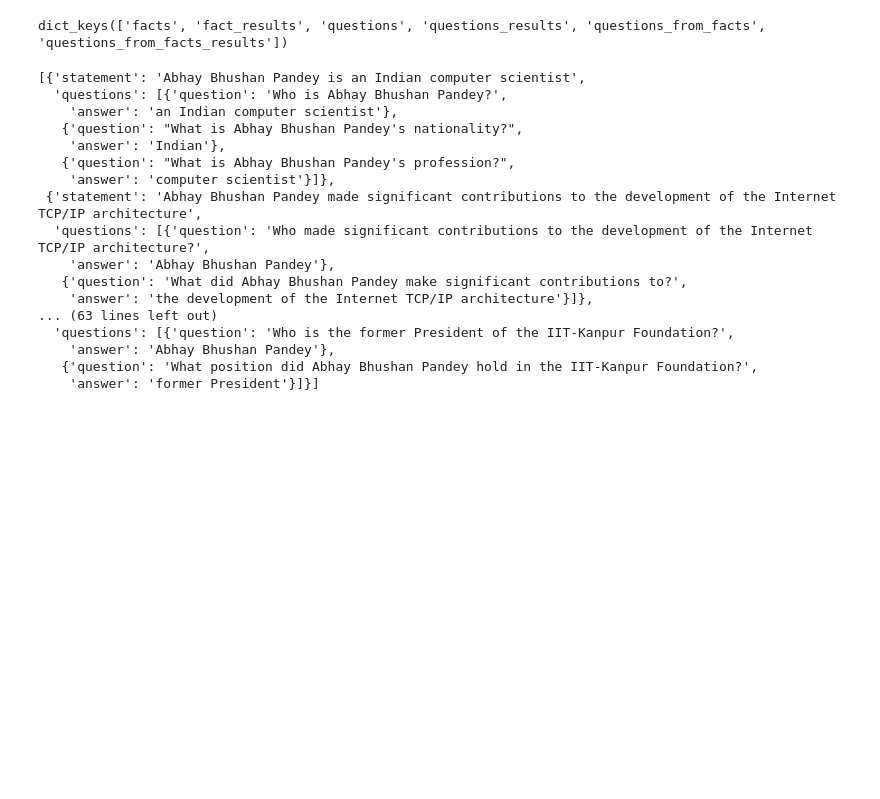
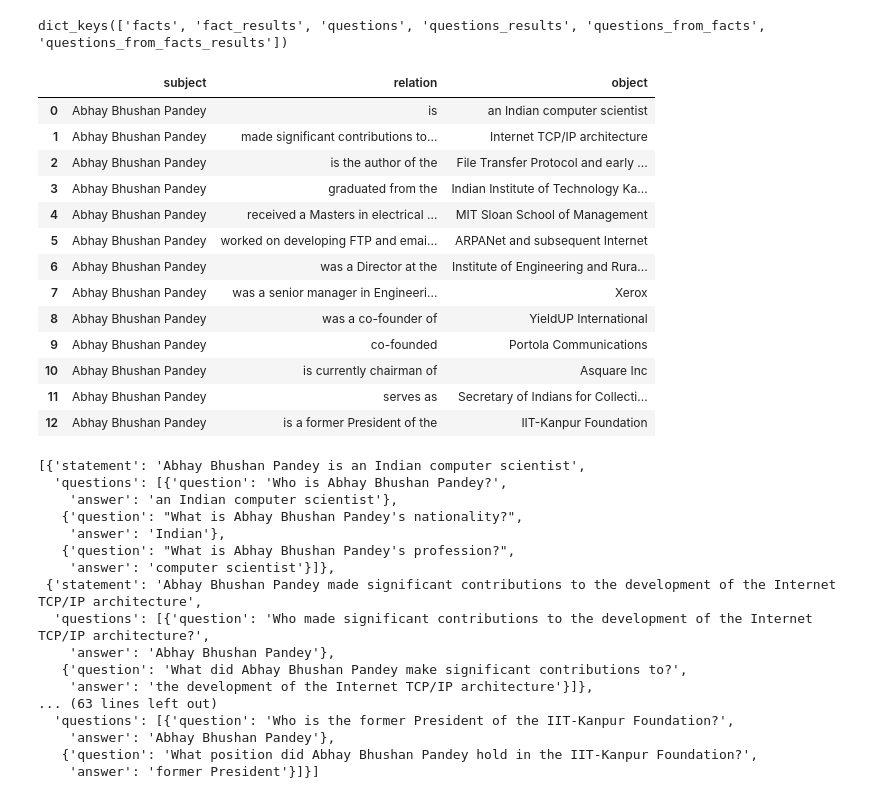
Before and after one commit to eduseiti/llm_editing_evaluation, a Jupyter notebook: factual_associations/plot_3_step_results.ipynb, the cells around one changed output. Cells and saved outputs as stored; diff of their text form; code cells hidden in the pictures; blank space fills up the shorter version.

```diff
--- a/factual_associations/plot_3_step_results.ipynb
+++ b/factual_associations/plot_3_step_results.ipynb
@@ -197,6 +197,23 @@ with open(ALL_FACTS, "rb") as input_file:
 all_facts.keys()
 # %% [output]
 dict_keys(['facts', 'fact_results', 'questions', 'questions_results', 'questions_from_facts', 'questions_from_facts_results'])
+# %%
+pd.DataFrame(all_facts['facts'])
+# %% [output]
+|  | subject | relation | object |
+| 0 | Abhay Bhushan Pandey | is | an Indian computer scientist |
+| 1 | Abhay Bhushan Pandey | made significant contributions to... | Internet TCP/IP architecture |
+| 2 | Abhay Bhushan Pandey | is the author of the | File Transfer Protocol and early ... |
+| 3 | Abhay Bhushan Pandey | graduated from the | Indian Institute of Technology Ka... |
+| 4 | Abhay Bhushan Pandey | received a Masters in electrical ... | MIT Sloan School of Management |
+| 5 | Abhay Bhushan Pandey | worked on developing FTP and emai... | ARPANet and subsequent Internet |
+| 6 | Abhay Bhushan Pandey | was a Director at the | Institute of Engineering and Rura... |
+| 7 | Abhay Bhushan Pandey | was a senior manager in Engineeri... | Xerox |
+| 8 | Abhay Bhushan Pandey | was a co-founder of | YieldUP International |
+| 9 | Abhay Bhushan Pandey | co-founded | Portola Communications |
+| 10 | Abhay Bhushan Pandey | is currently chairman of | Asquare Inc |
+| 11 | Abhay Bhushan Pandey | serves as | Secretary of Indians for Collecti... |
+| 12 | Abhay Bhushan Pandey | is a former President of the | IIT-Kanpur Foundation |
 # %%
 all_facts['questions_from_facts']
 # %% [output]
```
Also changed, not shown: parts of 4 cells of this notebook.
